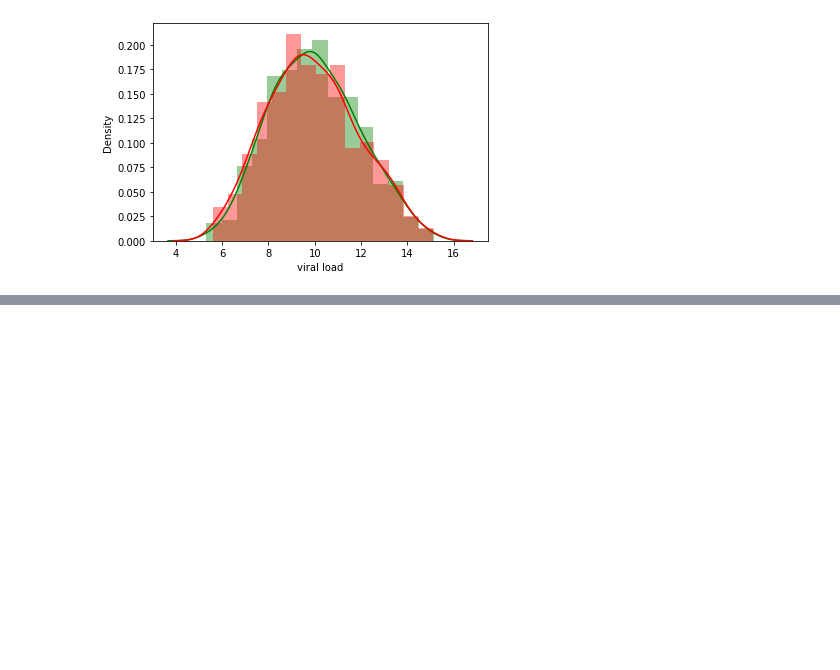
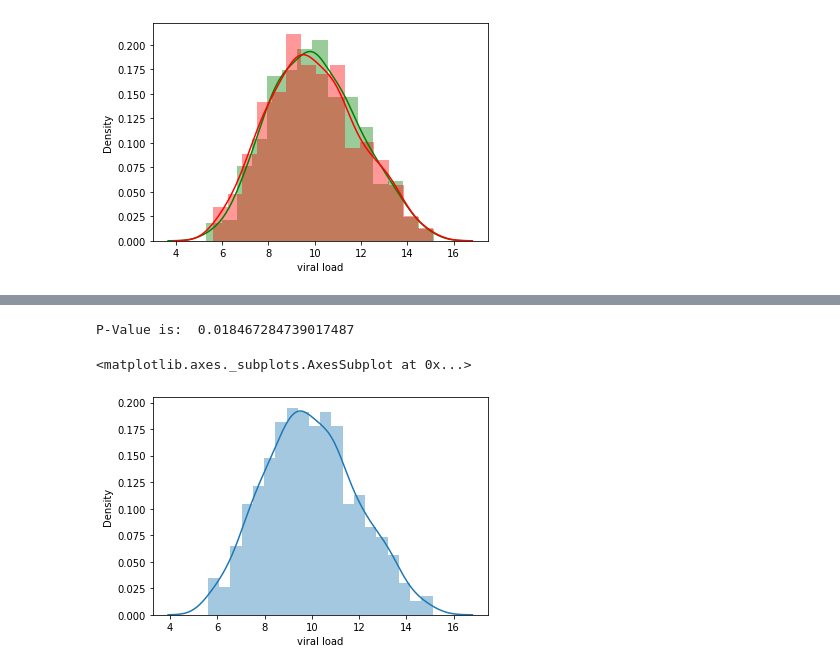
Before and after one commit to pkmariya/Scaler01, a Jupyter notebook: Apollo_CaseStudy_Mariya_DSML22.ipynb, the cells around one changed output, grey strips where cells are left out. Drawn from its saved outputs; the diff is of its cells as text; code cells hidden in the pictures; blank space fills up the shorter version.

```diff
--- a/Apollo_CaseStudy_Mariya_DSML22.ipynb
+++ b/Apollo_CaseStudy_Mariya_DSML22.ipynb
@@ -497,0 +530,4 @@ sns.distplot(female_sample, color='red')
+# %%
+# female_severity_df = work_df[work_df['sex']=='female'].loc[work_df[work_df['sex']=='female']['severity level']<=2]
+female_severity_df = work_df[work_df['sex']=='female'].loc[work_df[work_df['sex']=='female']['severity level']<=2]
+female_severity_df.head()
@@ -497,0 +541,11 @@ sns.distplot(female_sample, color='red')
+# %%
+from scipy.stats import shapiro
+w, p_val = shapiro(female_severity_df['viral load'])
+print("P-Value is: ", p_val)
+# %% [output]
+P-Value is:  0.018467284739017487
+# %%
+sns.distplot(female_severity_df['viral load'], bins=20)
+# %% [output]
+<matplotlib.axes._subplots.AxesSubplot at 0x...>
+[figure, added]
```
Also changed, not shown: parts of 10 cells of this notebook.
